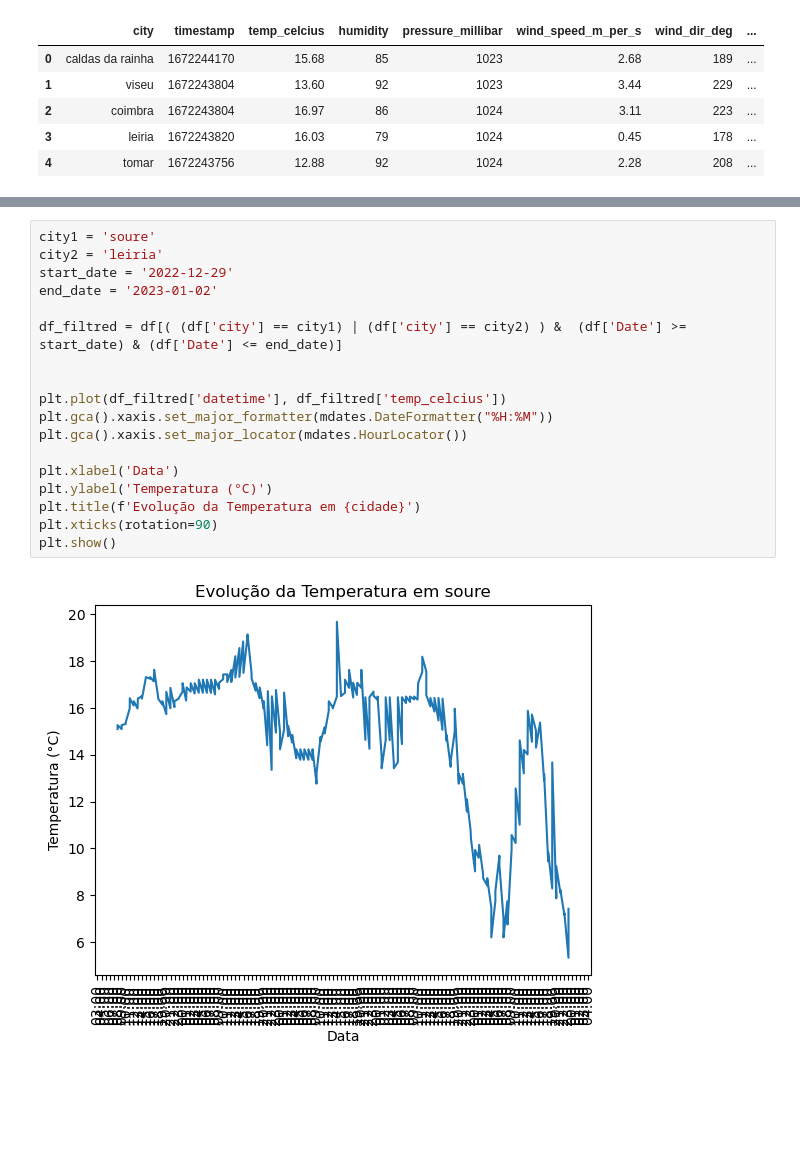
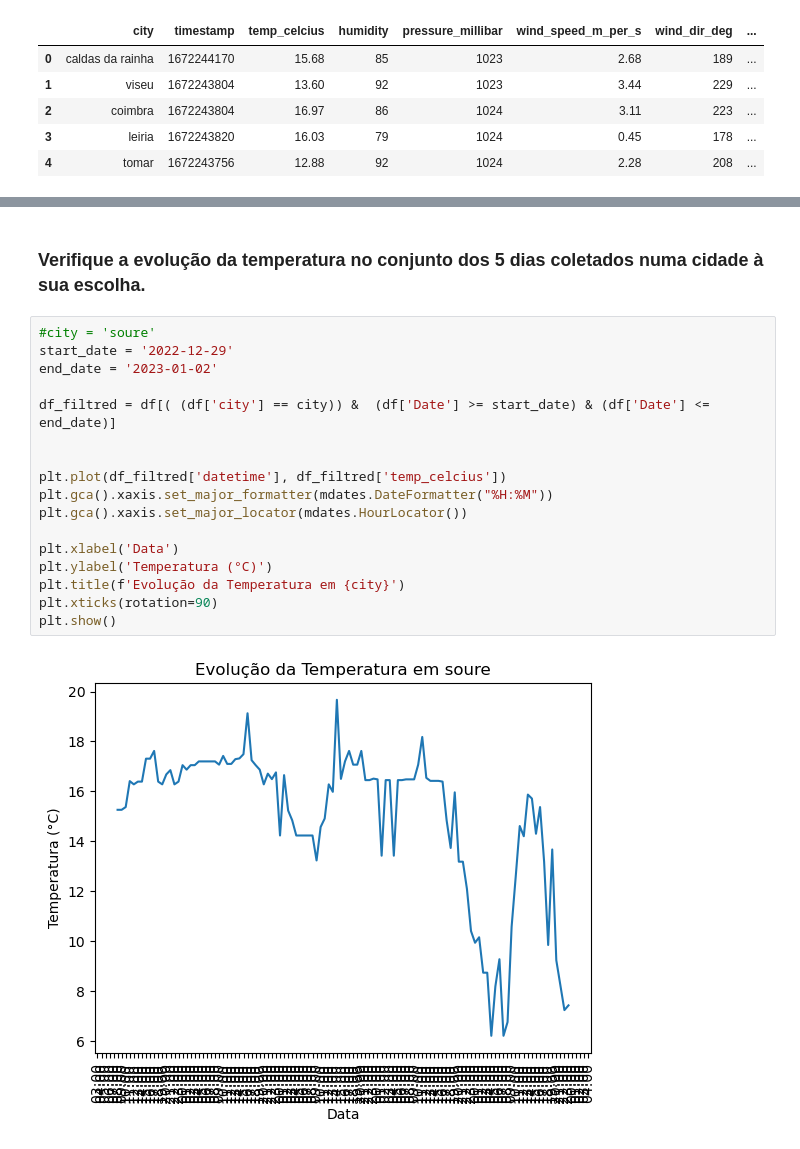
Before and after one commit to PaivaX/Big_data_IPT, a Jupyter notebook: project1.ipynb, the cells around one changed output, grey strips where cells are left out. Saved outputs shown, nothing was run; the diff lists cells and outputs as text; blank space fills up the shorter version.

```diff
--- a/project1.ipynb
+++ b/project1.ipynb
@@ -276,23 +307,24 @@ plt.xticks(rotation=45, fontsize=8)
 plt.show()
 # %% [output]
 [figure]
+# %% [markdown]
+### Verifique a evolução da temperatura no conjunto dos 5 dias coletados numa cidade à sua escolha.
 # %%
-city1 = 'soure'
-city2 = 'leiria'
+#city = 'soure'
 start_date = '2022-12-29'
 end_date = '2023-01-02'
 
-df_filtred = df[( (df['city'] == city1) | (df['city'] == city2) ) &  (df['Date'] >= start_date) & (df['Date'] <= end_date)]
+df_filtred = df[( (df['city'] == city)) &  (df['Date'] >= start_date) & (df['Date'] <= end_date)]
 
 
 plt.plot(df_filtred['datetime'], df_filtred['temp_celcius'])
 plt.gca().xaxis.set_major_formatter(mdates.DateFormatter("%H:%M"))
 plt.gca().xaxis.set_major_locator(mdates.HourLocator())
 
 plt.xlabel('Data')
 plt.ylabel('Temperatura (°C)')
-plt.title(f'Evolução da Temperatura em {cidade}')
+plt.title(f'Evolução da Temperatura em {city}')
 plt.xticks(rotation=90)
 plt.show()
 # %% [output]
-[figure, old version]
+[figure, new version]
```
Also changed, not shown: parts of 25 cells of this notebook.
